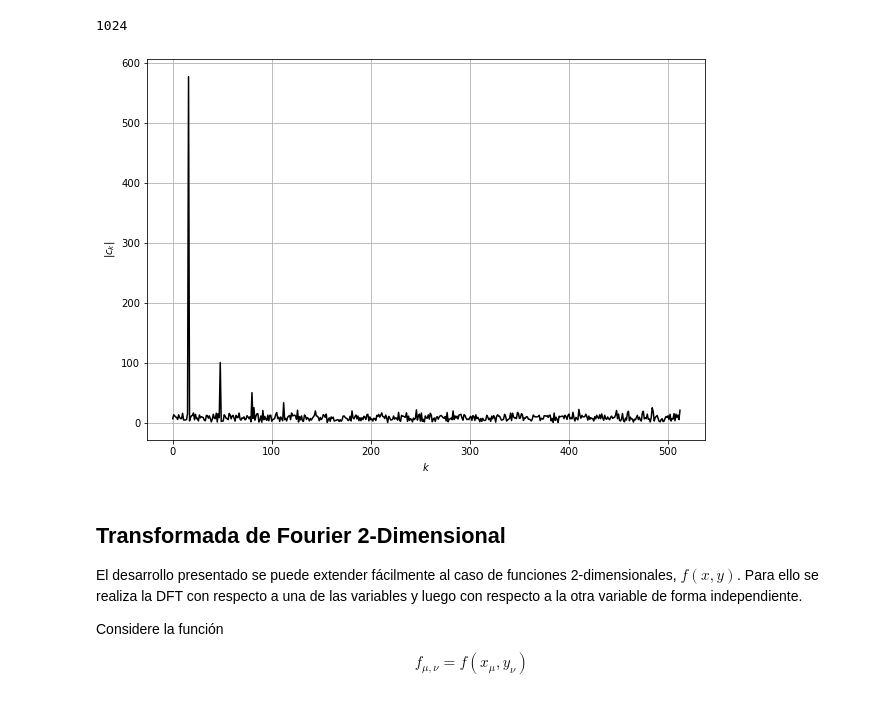
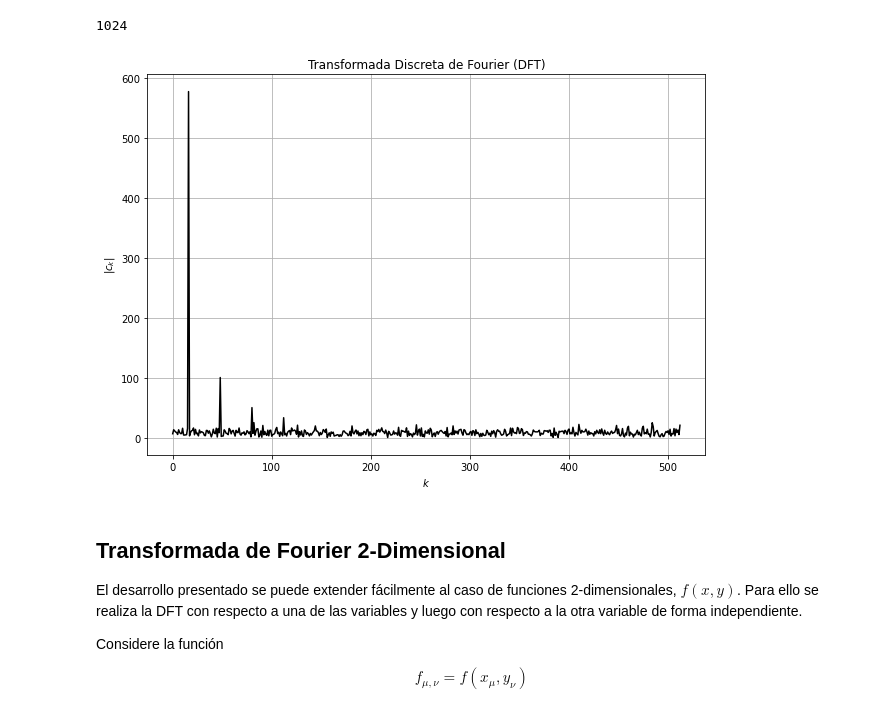
Before and after one commit to ashcat2005/ComputationalAstrophysics2022, a Jupyter notebook: 05. Transformada Fourier/01. Transformada de Fourier.ipynb, the cells around one changed output. Saved outputs shown, nothing was run; the diff lists cells and outputs as text; code cells hidden in the pictures.

```diff
--- a/05. Transformada Fourier/01. Transformada de Fourier.ipynb
+++ b/05. Transformada Fourier/01. Transformada de Fourier.ipynb
@@ -171,13 +171,14 @@ for k in range(n//2+1):
 # %%
 plt.figure(figsize=(10,7))
 plt.plot(range(len(c)), abs(c), color='black')
 plt.title('')
 plt.xlabel(r'$k$')
 plt.ylabel(r'$\left| c_k \right|$')
+plt.title(r'Transformada Discreta de Fourier (DFT)')
 plt.grid()
 plt.show()
 # %% [output]
-[figure, old version]
+[figure, new version]
 # %% [markdown]
 ## Transformada de Fourier 2-Dimensional
 
```
Also changed, not shown: parts of 10 cells of this notebook, 7 other files.
